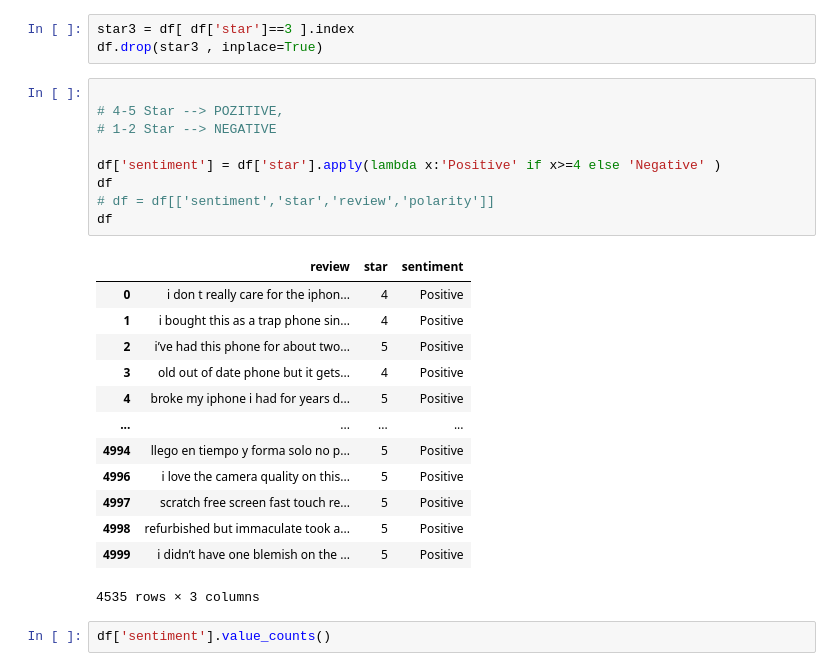
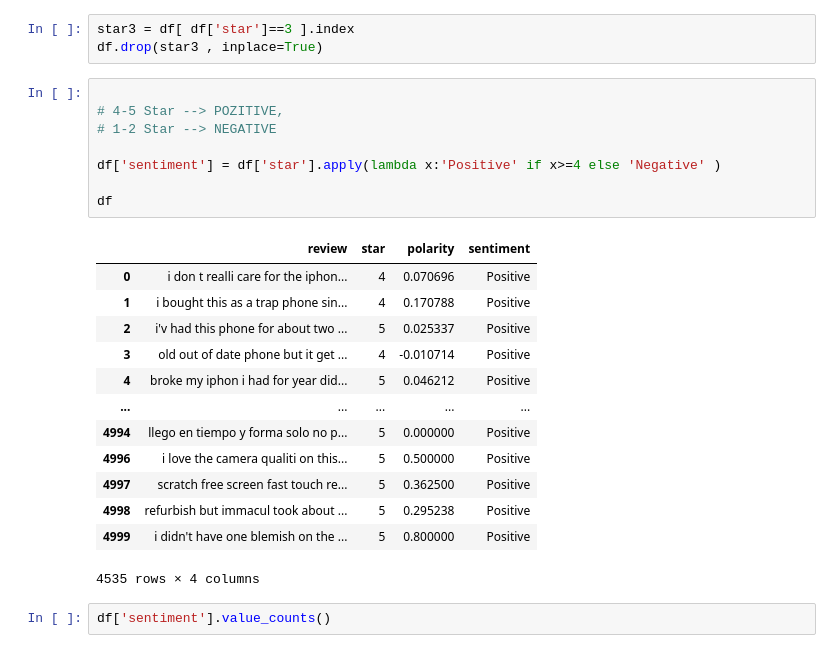
Before and after one commit to nygulzehra/NLP-SentimentAnalyses, a Jupyter notebook: SmartPhone_Review_Sentiment_Analysis .ipynb, the cells around one changed output. Saved outputs shown, nothing was run; the diff lists cells and outputs as text.

```diff
--- a/SmartPhone_Review_Sentiment_Analysis .ipynb
+++ b/SmartPhone_Review_Sentiment_Analysis .ipynb
@@ -261,26 +261,25 @@ df.drop(star3 , inplace=True)
 # %%
 
 # 4-5 Star --> POZITIVE,
 # 1-2 Star --> NEGATIVE
 
 df['sentiment'] = df['star'].apply(lambda x:'Positive' if x>=4 else 'Negative' )
+
 df
-# df = df[['sentiment','star','review','polarity']]
-df
 # %% [output]
-|  | review | star | sentiment |
-| 0 | i don t really care for the iphon... | 4 | Positive |
-| 1 | i bought this as a trap phone sin... | 4 | Positive |
-| 2 | i’ve had this phone for about two... | 5 | Positive |
-| 3 | old out of date phone but it gets... | 4 | Positive |
-| 4 | broke my iphone i had for years d... | 5 | Positive |
-| ... | ... | ... | ... |
-| 4994 | llego en tiempo y forma solo no p... | 5 | Positive |
-| 4996 | i love the camera quality on this... | 5 | Positive |
-| 4997 | scratch free screen fast touch re... | 5 | Positive |
-| 4998 | refurbished but immaculate took a... | 5 | Positive |
-| 4999 | i didn’t have one blemish on the ... | 5 | Positive |
+|  | review | star | polarity | sentiment |
+| 0 | i don t realli care for the iphon... | 4 | 0.070696 | Positive |
+| 1 | i bought this as a trap phone sin... | 4 | 0.170788 | Positive |
+| 2 | i'v had this phone for about two ... | 5 | 0.025337 | Positive |
+| 3 | old out of date phone but it get ... | 4 | -0.010714 | Positive |
+| 4 | broke my iphon i had for year did... | 5 | 0.046212 | Positive |
+| ... | ... | ... | ... | ... |
+| 4994 | llego en tiempo y forma solo no p... | 5 | 0.000000 | Positive |
+| 4996 | i love the camera qualiti on this... | 5 | 0.500000 | Positive |
+| 4997 | scratch free screen fast touch re... | 5 | 0.362500 | Positive |
+| 4998 | refurbish but immacul took about ... | 5 | 0.295238 | Positive |
+| 4999 | i didn't have one blemish on the ... | 5 | 0.800000 | Positive |
-4535 rows × 3 columns
+4535 rows × 4 columns
 # %%
 df['sentiment'].value_counts()
 # %% [output]
```
Also changed, not shown: parts of 42 cells of this notebook.
